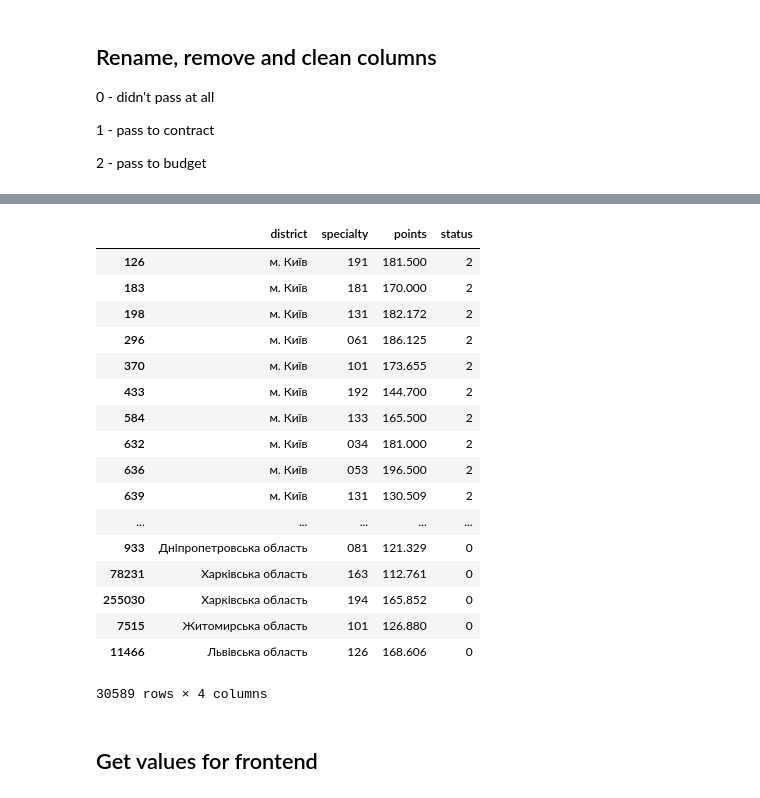
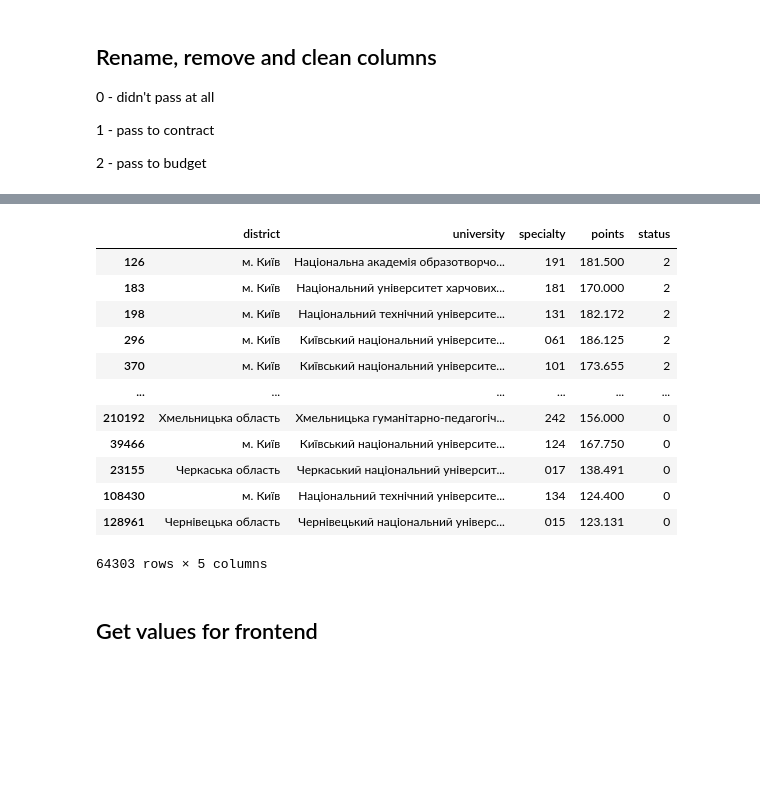
Before and after one commit to DimonLuk/abit_helper_model, a Jupyter notebook: notebooks/preprocess_dataset.ipynb, the cells around one changed output, grey strips where cells are left out. Drawn from its saved outputs; the diff is of its cells as text; code cells hidden in the pictures; blank space fills up the shorter version.

```diff
--- a/notebooks/preprocess_dataset.ipynb
+++ b/notebooks/preprocess_dataset.ipynb
@@ -56,6 +51,7 @@ df.columns = [
     "info",
     "quotas"
 ]
+df = df.drop(["year", "faculty", "info", "quotas", "rating", "priority"], axis=1)
 df["status"] = df["status"].map({
     'До наказу (контракт)': 1,
     'Рекомендовано (контракт)': 1,
@@ -85,6 +81,7 @@ df["specialty"] = df["specialty"].map(lambda val: val[:3])
 df = df.query("points <= 200 and points >= 100")
 districts = df.district.unique()
 specialties = df.specialty.unique()
+universities = df.university.unique()
 accum = []
 for dis in districts:
     accum.append(df.loc[(df["district"] == dis) & (df["status"] == 0)][:NUMBER_OF_ELEMENTS_TO_TAKE])
@@ -94,6 +91,10 @@ for spec in specialties:
     accum.append(df.loc[(df["specialty"] == spec) & (df["status"] == 0)][:NUMBER_OF_ELEMENTS_TO_TAKE])
     accum.append(df.loc[(df["specialty"] == spec) & (df["status"] == 1)][:NUMBER_OF_ELEMENTS_TO_TAKE])
     accum.append(df.loc[(df["specialty"] == spec) & (df["status"] == 2)][:NUMBER_OF_ELEMENTS_TO_TAKE])
+for un in universities:
+    accum.append(df.loc[(df["university"] == un) & (df["status"] == 0)][:NUMBER_OF_ELEMENTS_TO_TAKE])
+    accum.append(df.loc[(df["university"] == un) & (df["status"] == 1)][:NUMBER_OF_ELEMENTS_TO_TAKE])
+    accum.append(df.loc[(df["university"] == un) & (df["status"] == 2)][:NUMBER_OF_ELEMENTS_TO_TAKE])
 df = pd.concat(accum)
 df
 # %% [output]
@@ -143,27 +134,21 @@ df
 # %%
-df = df.drop(["year", "university", "faculty", "info", "quotas", "rating", "priority"], axis=1)
 df.status = df.status.dropna()
 df.head()
 df
 # %% [output]
-|  | district | specialty | points | status |
-| 126 | м. Київ | 191 | 181.500 | 2 |
-| 183 | м. Київ | 181 | 170.000 | 2 |
-| 198 | м. Київ | 131 | 182.172 | 2 |
-| 296 | м. Київ | 061 | 186.125 | 2 |
-| 370 | м. Київ | 101 | 173.655 | 2 |
-| 433 | м. Київ | 192 | 144.700 | 2 |
-| 584 | м. Київ | 133 | 165.500 | 2 |
-| 632 | м. Київ | 034 | 181.000 | 2 |
-| 636 | м. Київ | 053 | 196.500 | 2 |
-| 639 | м. Київ | 131 | 130.509 | 2 |
-| ... | ... | ... | ... | ... |
-| 933 | Дніпропетровська область | 081 | 121.329 | 0 |
-| 78231 | Харківська область | 163 | 112.761 | 0 |
-| 255030 | Харківська область | 194 | 165.852 | 0 |
-| 7515 | Житомирська область | 101 | 126.880 | 0 |
-| 11466 | Львівська область | 126 | 168.606 | 0 |
+|  | district | university | specialty | points | status |
+| 126 | м. Київ | Національна академія образотворчо... | 191 | 181.500 | 2 |
+| 183 | м. Київ | Національний університет харчових... | 181 | 170.000 | 2 |
+| 198 | м. Київ | Національний технічний університе... | 131 | 182.172 | 2 |
+| 296 | м. Київ | Київський національний університе... | 061 | 186.125 | 2 |
+| 370 | м. Київ | Київський національний університе... | 101 | 173.655 | 2 |
+| ... | ... | ... | ... | ... | ... |
+| 210192 | Хмельницька область | Хмельницька гуманітарно-педагогіч... | 242 | 156.000 | 0 |
+| 39466 | м. Київ | Київський національний університе... | 124 | 167.750 | 0 |
+| 23155 | Черкаська область | Черкаський національний університ... | 017 | 138.491 | 0 |
+| 108430 | м. Київ | Національний технічний університе... | 134 | 124.400 | 0 |
+| 128961 | Чернівецька область | Чернівецький національний універс... | 015 | 123.131 | 0 |
-30589 rows × 4 columns
+64303 rows × 5 columns
 # %% [markdown]
 ## Get values for frontend
 # %%
```
Also changed, not shown: parts of 7 cells of this notebook, 4 other files.
